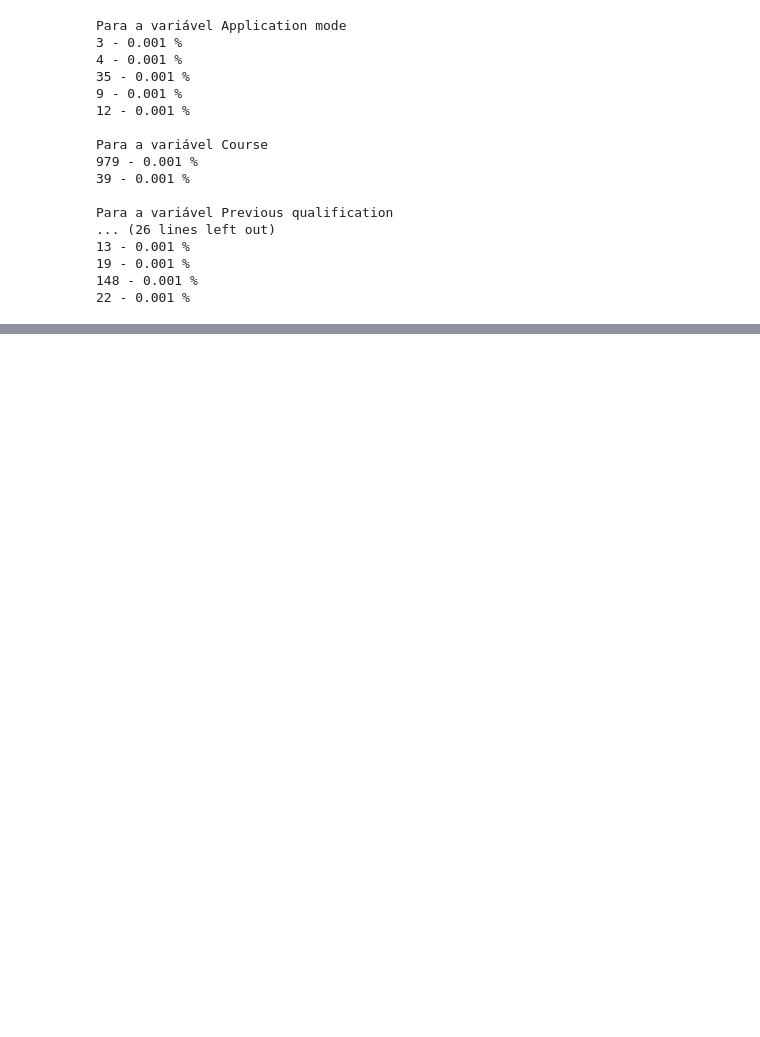
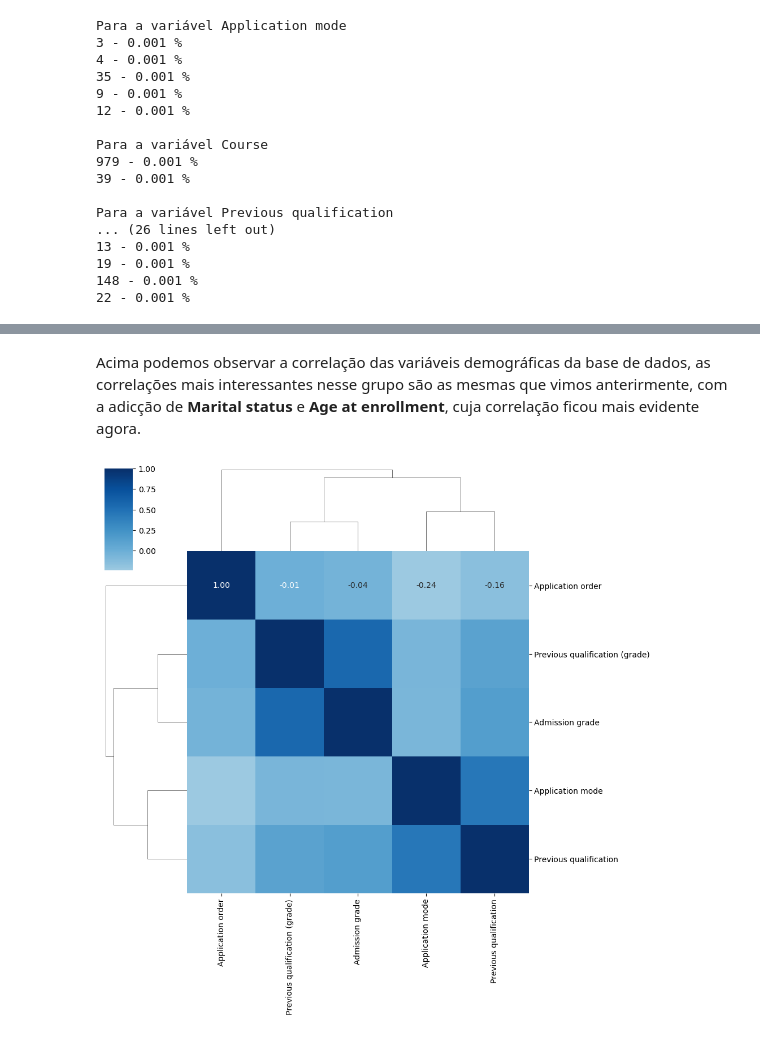
Before and after one commit to DuquePin/Final_Project_EBAC, a Jupyter notebook: notebooks/EDA.ipynb, the cells around one changed output, grey strips where cells are left out. Drawn from its saved outputs; the diff is of its cells as text; code cells hidden in the pictures; blank space fills up the shorter version.

```diff
--- a/notebooks/EDA.ipynb
+++ b/notebooks/EDA.ipynb
@@ -196,0 +479,7 @@ Se você usar fontes externas (artigos, papers, etc.), inclua-as no final do not
+# %% [markdown]
+Acima podemos observar a correlação das variáveis demográficas da base de dados, as correlações mais interessantes nesse grupo são as mesmas que vimos anterirmente, com a adicção de **Marital status** e **Age at enrollment**, cuja correlação ficou mais evidente agora.
+# %%
+sns.clustermap(before_enrollment.corr(), cmap='Blues', center=0, annot=True, fmt='.2f')
+plt.show()
+# %% [output]
+[figure, added]
```
Also changed, not shown: parts of 87 cells of this notebook, 5 other files.
